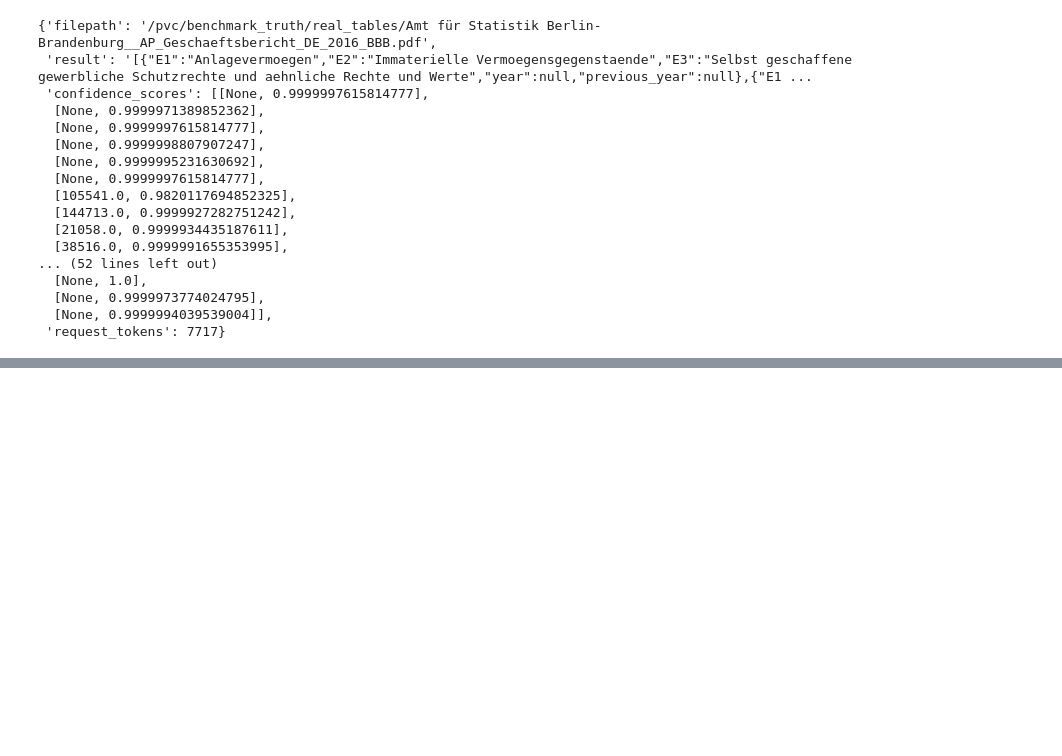
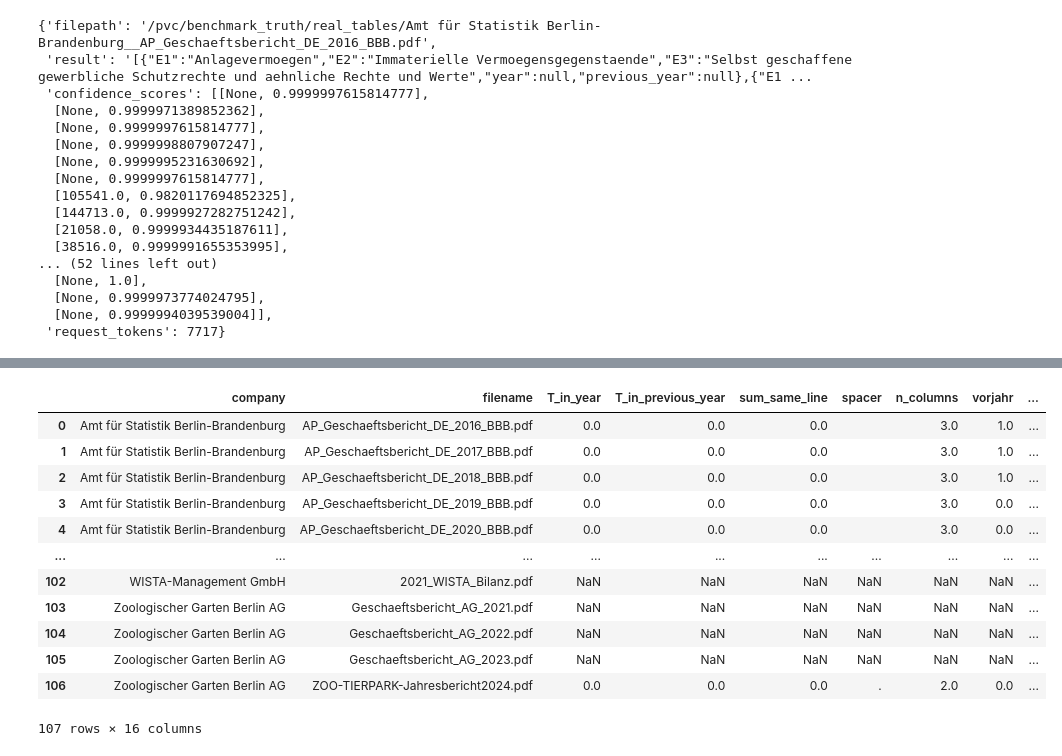
Before and after one commit to Famondir/Thesis, a Jupyter notebook: Python/extract_from_job.ipynb, the cells around one changed output, grey strips where cells are left out. Drawn from its saved outputs; the diff is of its cells as text; code cells hidden in the pictures; blank space fills up the shorter version.

```diff
--- a/Python/extract_from_job.ipynb
+++ b/Python/extract_from_job.ipynb
@@ -92,0 +95,3 @@ for root, dirs, files in os.walk(src_dir):
+# %%
+df = pd.read_csv("/home/simon/Documents/data_science/Thesis/micha_gold_truth_aktiva_only_KORRIGIERT/pdf_files_list_with_pages.csv")
+df
@@ -92,0 +112,8 @@ for root, dirs, files in os.walk(src_dir):
+# %%
+# Convert df_table_characterists_goal to a DataFrame to add new columns
+df_table_characterists_goal = pd.DataFrame(df['pdf_path'].copy())
+df_table_characterists_goal['company'] = df['pdf_path'].apply(lambda x: x.split("/")[-2])
+df_table_characterists_goal['filename'] = df['pdf_path'].apply(lambda x: x.split("/")[-1])
+df_table_characterists_goal.drop(columns=['pdf_path'], inplace=True)
+
+df_table_characterists_goal
@@ -92,0 +155,17 @@ for root, dirs, files in os.walk(src_dir):
+# %%
+df_table_characterists_goal = df_table_characterists_goal.merge(df_table_characterists, on=['company', 'filename'], how='left')
+df_table_characterists_goal
+# %% [output]
+|  | company | filename | T_in_year | T_in_previous_year | sum_same_line | spacer | n_columns | vorjahr | ... |
+| 0 | Amt für Statistik Berlin-Brandenburg | AP_Geschaeftsbericht_DE_2016_BBB.pdf | 0.0 | 0.0 | 0.0 |  | 3.0 | 1.0 | ... |
+| 1 | Amt für Statistik Berlin-Brandenburg | AP_Geschaeftsbericht_DE_2017_BBB.pdf | 0.0 | 0.0 | 0.0 |  | 3.0 | 1.0 | ... |
+| 2 | Amt für Statistik Berlin-Brandenburg | AP_Geschaeftsbericht_DE_2018_BBB.pdf | 0.0 | 0.0 | 0.0 |  | 3.0 | 1.0 | ... |
+| 3 | Amt für Statistik Berlin-Brandenburg | AP_Geschaeftsbericht_DE_2019_BBB.pdf | 0.0 | 0.0 | 0.0 |  | 3.0 | 0.0 | ... |
+| 4 | Amt für Statistik Berlin-Brandenburg | AP_Geschaeftsbericht_DE_2020_BBB.pdf | 0.0 | 0.0 | 0.0 |  | 3.0 | 0.0 | ... |
+| ... | ... | ... | ... | ... | ... | ... | ... | ... | ... |
+| 102 | WISTA-Management GmbH | 2021_WISTA_Bilanz.pdf | NaN | NaN | NaN | NaN | NaN | NaN | ... |
+| 103 | Zoologischer Garten Berlin AG | Geschaeftsbericht_AG_2021.pdf | NaN | NaN | NaN | NaN | NaN | NaN | ... |
+| 104 | Zoologischer Garten Berlin AG | Geschaeftsbericht_AG_2022.pdf | NaN | NaN | NaN | NaN | NaN | NaN | ... |
+| 105 | Zoologischer Garten Berlin AG | Geschaeftsbericht_AG_2023.pdf | NaN | NaN | NaN | NaN | NaN | NaN | ... |
+| 106 | Zoologischer Garten Berlin AG | ZOO-TIERPARK-Jahresbericht2024.pdf | 0.0 | 0.0 | 0.0 | . | 2.0 | 0.0 | ... |
+107 rows × 16 columns
```
Also changed, not shown: parts of 5 cells of this notebook, 14 other files.
